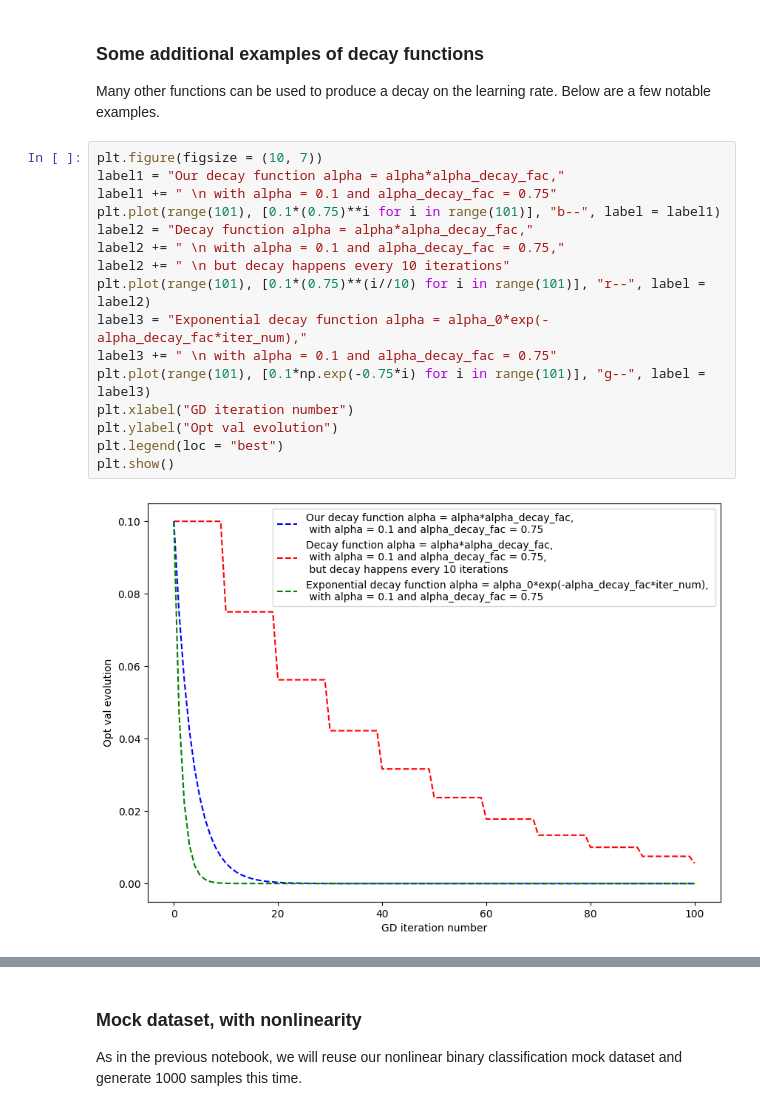
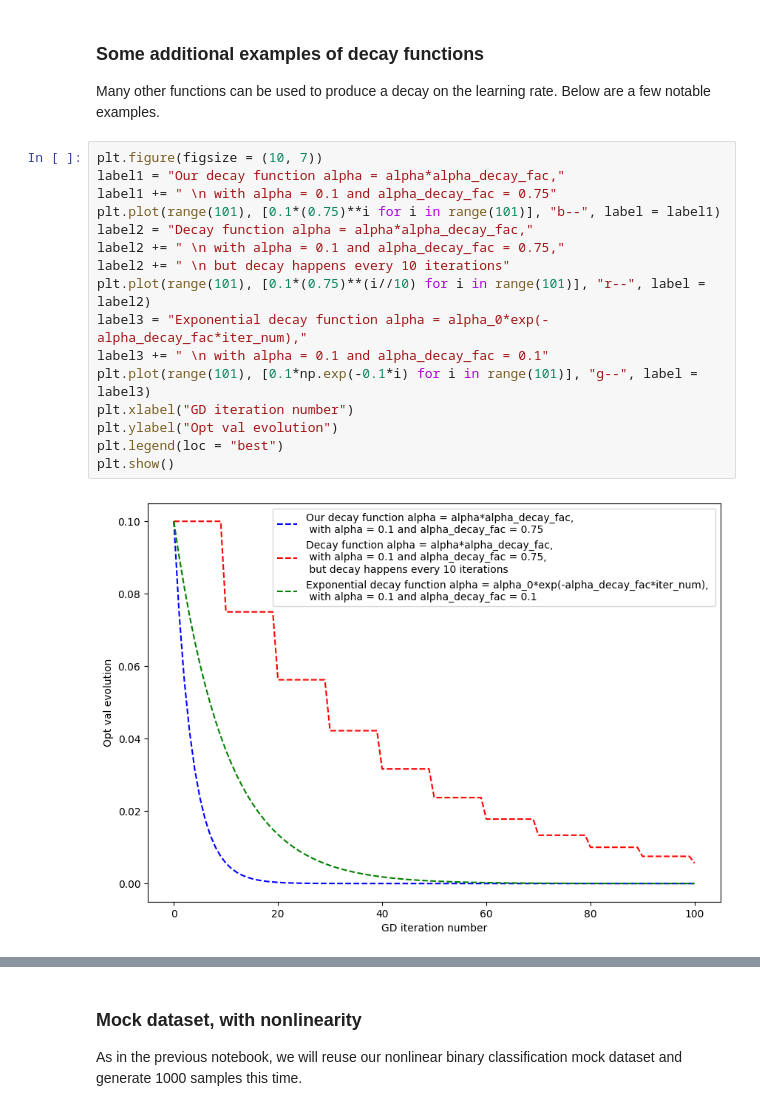
Before and after one commit to matthieudemari/SUTD_DL_50_039, a Jupyter notebook: W2/2. W2S2 final/Code files/5. Advanced Gradient Descent Optimizers - AdaGrad, RMSProp and Adam.ipynb, the cells around one changed output, grey strips where cells are left out. Drawn from its saved outputs; the diff is of its cells as text.

```diff
--- a/W2/2. W2S2 final/Code files/5. Advanced Gradient Descent Optimizers - AdaGrad, RMSProp and Adam.ipynb
+++ b/W2/2. W2S2 final/Code files/5. Advanced Gradient Descent Optimizers - AdaGrad, RMSProp and Adam.ipynb
@@ -368,21 +370,21 @@ Many other functions can be used to produce a decay on the learning rate. Below
 # %%
 plt.figure(figsize = (10, 7))
 label1 = "Our decay function alpha = alpha*alpha_decay_fac,"
 label1 += " \n with alpha = 0.1 and alpha_decay_fac = 0.75"
 plt.plot(range(101), [0.1*(0.75)**i for i in range(101)], "b--", label = label1)
 label2 = "Decay function alpha = alpha*alpha_decay_fac,"
 label2 += " \n with alpha = 0.1 and alpha_decay_fac = 0.75,"
 label2 += " \n but decay happens every 10 iterations"
 plt.plot(range(101), [0.1*(0.75)**(i//10) for i in range(101)], "r--", label = label2)
 label3 = "Exponential decay function alpha = alpha_0*exp(-alpha_decay_fac*iter_num),"
-label3 += " \n with alpha = 0.1 and alpha_decay_fac = 0.75"
-plt.plot(range(101), [0.1*np.exp(-0.75*i) for i in range(101)], "g--", label = label3)
+label3 += " \n with alpha = 0.1 and alpha_decay_fac = 0.1"
+plt.plot(range(101), [0.1*np.exp(-0.1*i) for i in range(101)], "g--", label = label3)
 plt.xlabel("GD iteration number")
 plt.ylabel("Opt val evolution")
 plt.legend(loc = "best")
 plt.show()
 # %% [output]
-[figure, old version]
+[figure, new version]
 # %% [markdown]
 ### Using a gradient-based learning rate adjustment in Vanilla GD
 
```
Also changed, not shown: parts of 20 cells of this notebook, 6 other files.
